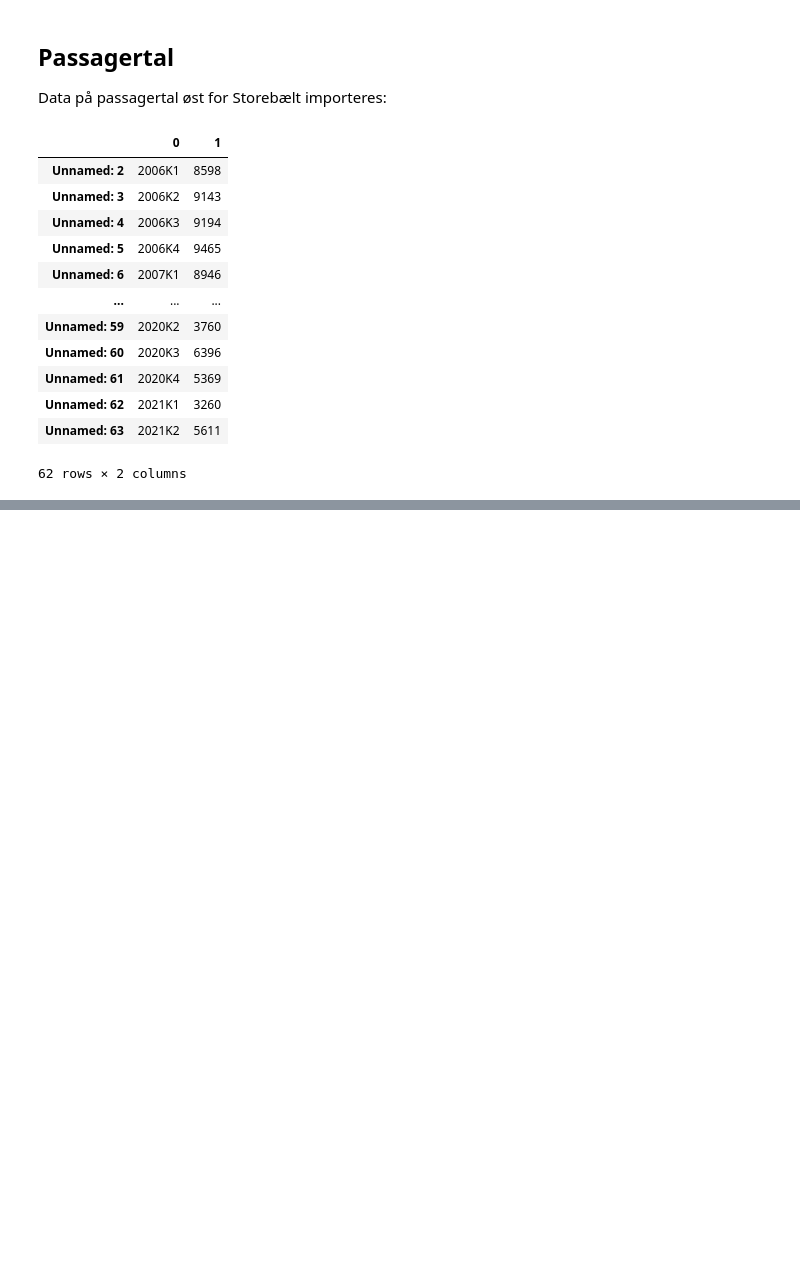
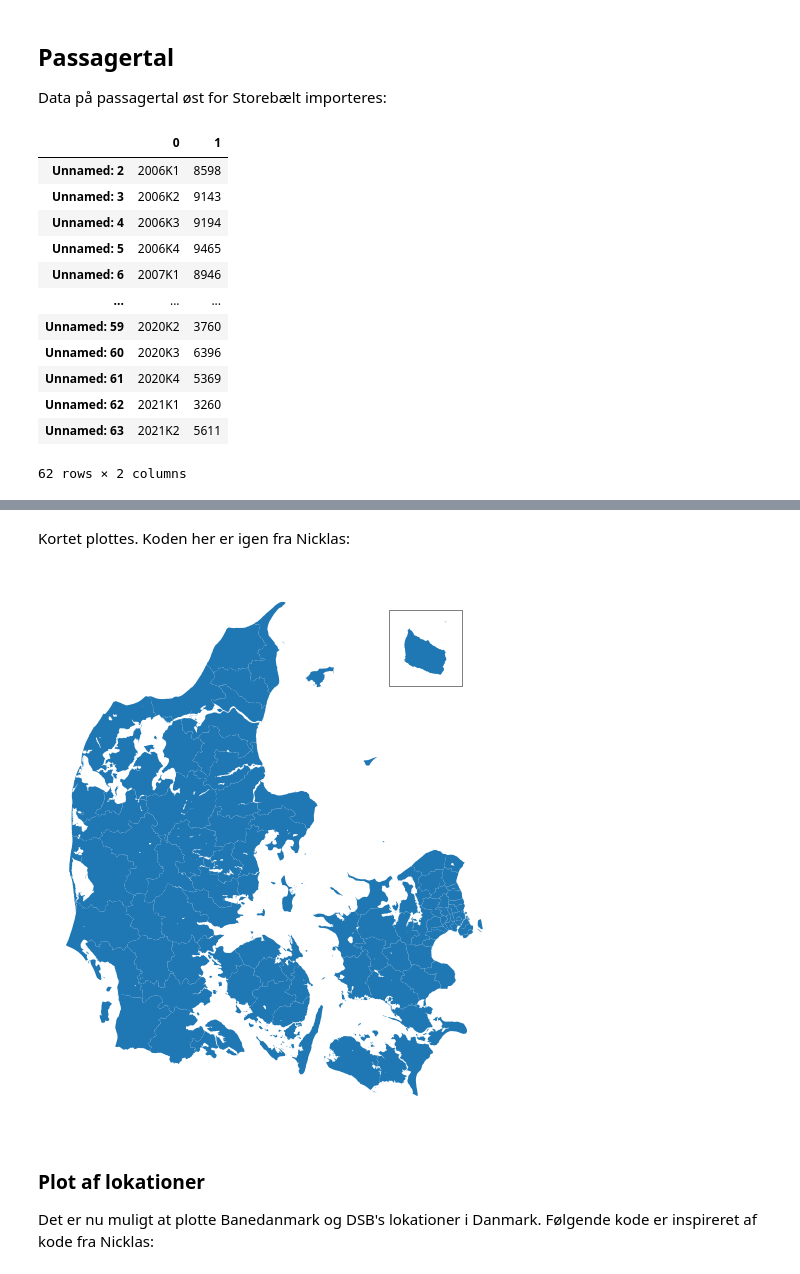
Before and after one commit to AlbertAlsbjerg/DO-eksamensprojekt, a Jupyter notebook: code.ipynb, the cells around one changed output, grey strips where cells are left out. Saved outputs shown, nothing was run; the diff lists cells and outputs as text; code cells hidden in the pictures; blank space fills up the shorter version.

```diff
--- a/code.ipynb
+++ b/code.ipynb
@@ -1255,0 +1271,26 @@ df_passager
+# %%
+kommunekort = gpd.read_file('Kommune.shp')
+
+#Inkluder kun seneste kommunedata
+kommunekort = kommunekort[kommunekort['fra']=='2007-01-01'].reset_index(drop=True)
+
+# Ret kommunenavne
+kommunekort['kommune'] = kommunekort['navn'].str[:-8] # Fjern ' kommune' fra kommunenavnet
+rettede_kommunenavne = {'Københavns':'København', 'Bornholms':'Bornholm', 'Nordfyns':'Nordfyn', 'Åbenrå':'Aabenraa', 'Århus':'Aarhus', 'Høje Tåstrup':'Høje-Taastrup', 'Lyngby-Tårbæk':'Lyngby-Taarbæk', 'Fåborg-Midtfyn':'Faaborg-Midtfyn'}
+kommunekort['kommune'] = kommunekort['kommune'].replace(rettede_kommunenavne)
+
+# Flyt Bornholm for at skabe et mere kompakt kort
+bornholm = (kommunekort['kommune']=='Christiansø') | (kommunekort['kommune']=='Bornholm')
+kommunekort.loc[bornholm,'geometry'] = kommunekort.loc[bornholm,'geometry'].apply(lambda x: affinity.translate(x, xoff=-180000, yoff=240000))
+
+# Opret en ramme omkring Bornholm for at indikere flytning
+graense_bornholm = box(*kommunekort.loc[bornholm,'geometry'].total_bounds)
+graense_bornholm = affinity.scale(graense_bornholm, xfact=1.7, yfact=1.4, origin='center')
+ramme_bornholm = pd.DataFrame(data={'kommune':['Frame (Bornholm)']})
+ramme_bornholm = gpd.GeoDataFrame(ramme_bornholm, geometry=[graense_bornholm])
+
+# Slet ubenyttede variable
+kommunekort.drop(columns=['objectid', 'enhedid', 'enhedtype', 'art', 'SHAPE_Leng',
+       'SHAPE_Area', 'fra', 'til', 'navn'], inplace=True)
+
+kommunekort.head(10)
@@ -1255,0 +1309,12 @@ df_passager
+# %% [markdown]
+Kortet plottes. Koden her er igen fra Nicklas:
+# %%
+ax = kommunekort.plot(edgecolor="none", figsize=(15,10)) # Definer plottet af kommuner
+ramme_bornholm.plot(ax=ax, edgecolor="grey",facecolor="none") # Plot rammen omkring Bornholm
+plt.axis('off') # Fjern akser
+plt.show() # Print kortet
+# %% [output]
+[figure, added]
+# %% [markdown]
+### Plot af lokationer
+Det er nu muligt at plotte Banedanmark og DSB's lokationer i Danmark. Følgende kode er inspireret af kode fra Nicklas:
```
Also changed, not shown: parts of 35 cells of this notebook, 10 other files.
